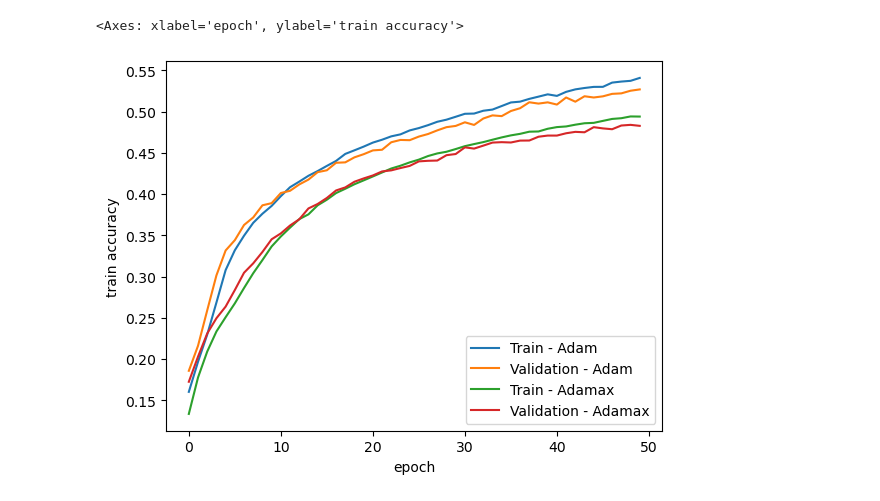
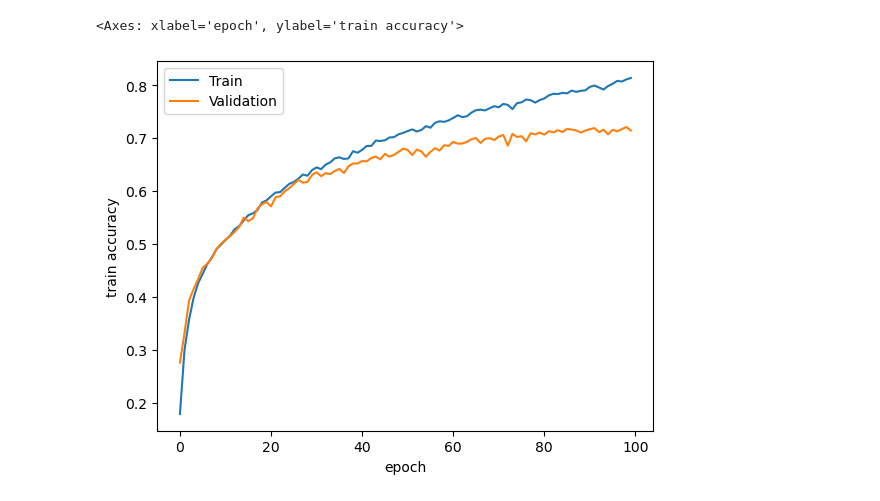
Before and after one commit to Starkillxr/AINT515, a Jupyter notebook: src/task_2.ipynb, the cells around one changed output. Drawn from its saved outputs; the diff is of its cells as text; code cells hidden in the pictures.

```diff
--- a/src/task_2.ipynb
+++ b/src/task_2.ipynb
@@ -19,3 +42,5 @@ os.environ["KMP_DUPLICATE_LIB_OK"]="TRUE"
+# %%
+device = torch.device("cuda") if torch.cuda.is_available() else torch.device("cpu")
 # %%
 #Transformations
 train_transforms = transforms.Compose([
@@ -32,7 +57,8 @@ test_transforms = transforms.Compose([
 trainset = datasets.CIFAR10(root='./data', train=True,
                                         download=True, transform=train_transforms)
 testset = datasets.CIFAR10(root='./data', train=False,
-                                download=True, transform=test_transforms)
+                                download=True, transform= transforms.ToTensor())
+valset = datasets.CIFAR10(root = './data', train = False, download = True, transform = test_transforms)
 
 
 #Data Loaders
@@ -40,7 +66,7 @@ batch_size = 2500
 trainloader = torch.utils.data.DataLoader(trainset, batch_size = batch_size,
                                         shuffle=True, pin_memory=True)
 
-valloader = torch.utils.data.DataLoader(testset, batch_size = batch_size, shuffle = True, pin_memory = True)
+valloader = torch.utils.data.DataLoader(valset, batch_size = batch_size, shuffle = True, pin_memory = True)
 
 testloader = torch.utils.data.DataLoader(testset, batch_size=batch_size,
                                         shuffle=False, pin_memory=True)
@@ -571,12 +866,33 @@ model2Results = trainNetwork(model2, lossfunc, trainloader = trainloader, valloa
+# %%
+model = nn.Sequential(
+    nn.Conv2d(3,32,3, padding =1),
+    nn.MaxPool2d(kernel_size=2),
+    nn.ReLU(),
+
+    nn.Conv2d(32,32,3, padding = 1),
+    nn.MaxPool2d(kernel_size=2),
+    nn.ReLU(),
+
+    nn.Conv2d(32,64,3, padding = 1),
+    nn.MaxPool2d(kernel_size=2),
+    nn.ReLU(),
+
+    nn.Conv2d(64,120,3, padding = 1),
+    nn.MaxPool2d(kernel_size=3),
+    nn.ReLU(),
+    Flatten(),
+
+    nn.Linear(120, 84),
+    nn.ReLU(),
+
+    nn.Linear(84,10),
+)
 # %%
 lossfunc = nn.CrossEntropyLoss()
-model2Adamax = Model2
-model2ResultsAdamax = trainNetworkAdamax(model2Adamax, lossfunc, trainloader = trainloader, valloader = valloader, scorefuncs={'accuracy': accuracy_score}, epochs=50)
+mymodelResults = trainNetwork(model, lossfunc, trainloader, valloader=valloader, scorefuncs={'accuracy': accuracy_score}, epochs=100)
 # %%
-sns.lineplot(x='epoch', y ='train accuracy', data = model2Results, label = 'Train - Adam')
-sns.lineplot(x ='epoch',y = 'val accuracy', data = model2Results, label = 'Validation - Adam')
-sns.lineplot(x='epoch', y ='train accuracy', data = model2ResultsAdamax, label = 'Train - Adamax')
-sns.lineplot(x ='epoch',y = 'val accuracy', data = model2ResultsAdamax, label = 'Validation - Adamax')
+sns.lineplot(x='epoch', y ='train accuracy', data = mymodelResults, label = 'Train')
+sns.lineplot(x ='epoch',y = 'val accuracy', data = mymodelResults, label = 'Validation')
 # %% [output]
 <Axes: xlabel='epoch', ylabel='train accuracy'>
-[figure, old version]
+[figure, new version]
```
Also changed, not shown: parts of 48 cells of this notebook, 9 other files.
